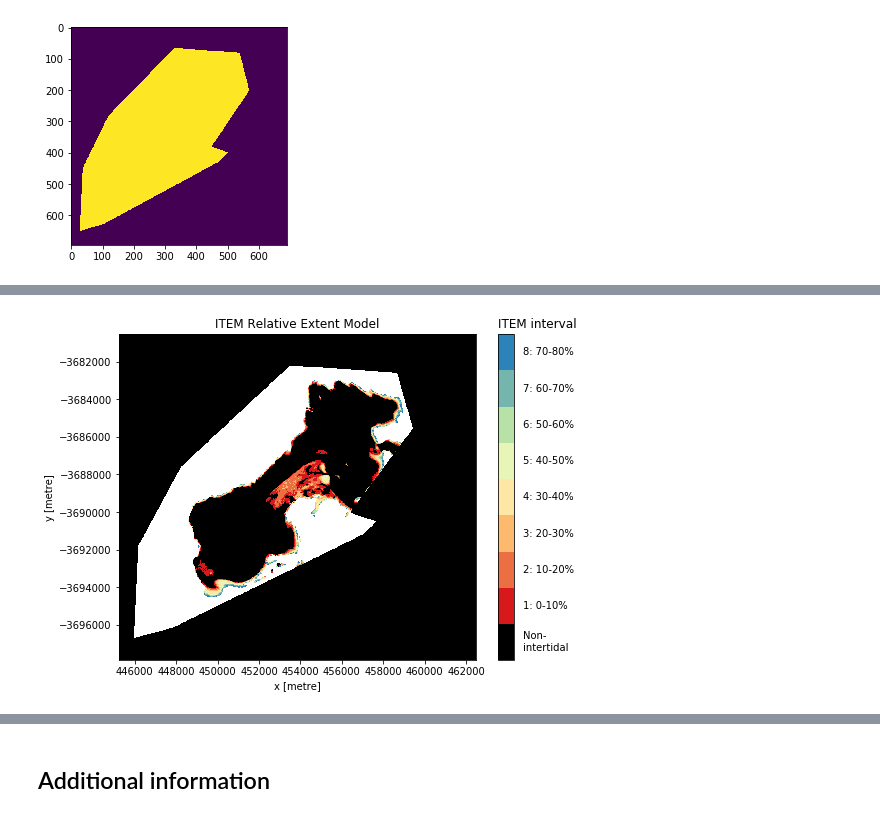
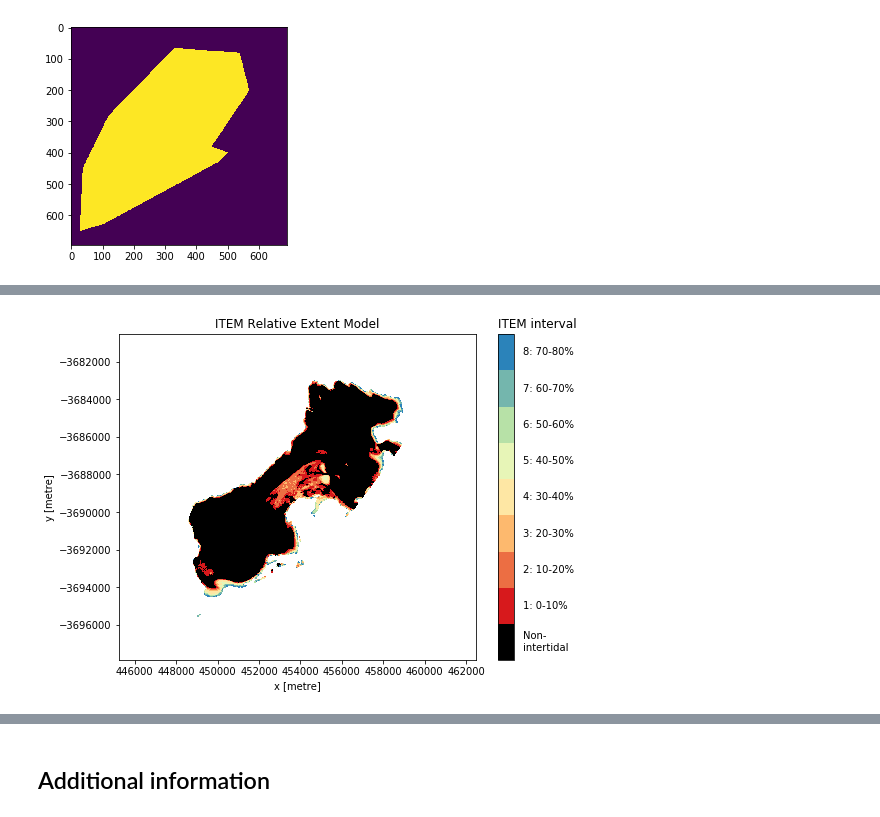
Before and after one commit to GeoscienceAustralia/dea-notebooks, a Jupyter notebook: Real_world_examples/Tidal_powerplant.ipynb, the cells around one changed output, grey strips where cells are left out. Saved outputs shown, nothing was run; the diff lists cells and outputs as text; code cells hidden in the pictures.

```diff
--- a/Real_world_examples/Tidal_powerplant.ipynb
+++ b/Real_world_examples/Tidal_powerplant.ipynb
@@ -196,6 +204,9 @@ plt.imshow(msk)
 # %%
-item_data['relative'] = item_data['relative'] * msk ### + (~msk * 9)
+#item_data['relative'] = item_data['relative'] * msk
+
+###Solution:
+item_data['relative'] = item_data['relative'] * msk + (~msk * 9)
 
 plot_tides(item_data.relative)
 # %% [output]
-[figure, old version]
+[figure, new version]
```
Also changed, not shown: parts of 33 cells of this notebook.
